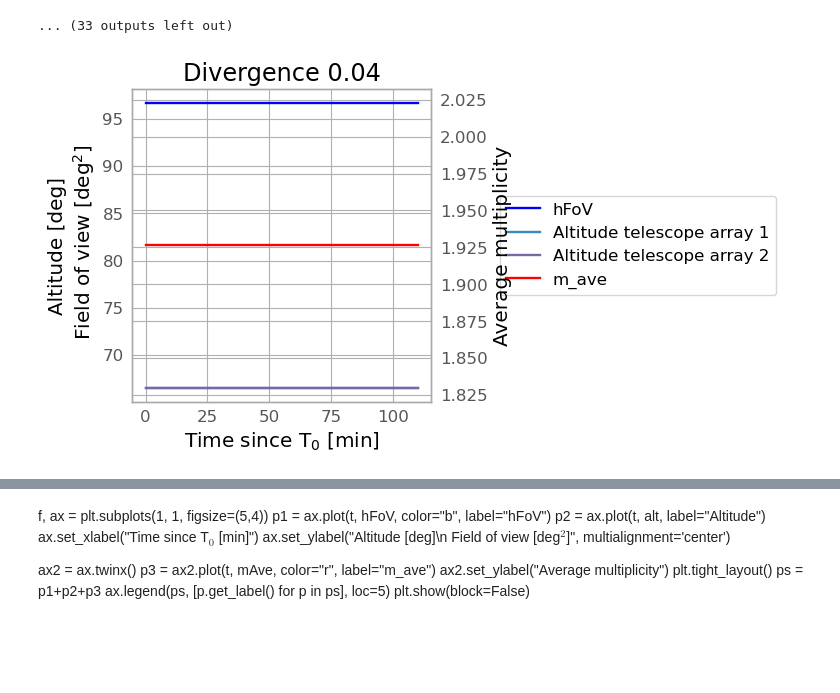
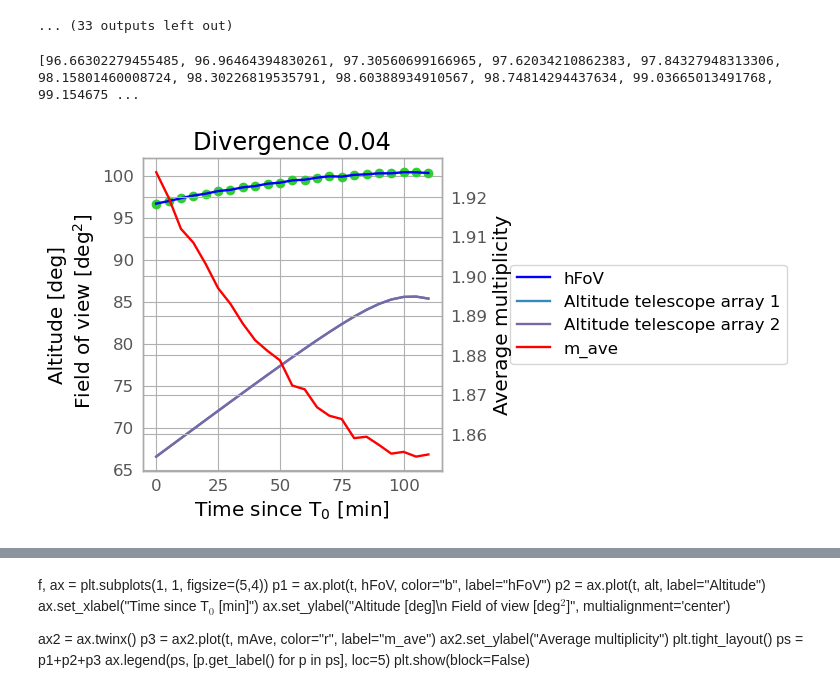
Before and after one commit to SamantaMorales/divtel, a Jupyter notebook: POINTING_TRY.ipynb, the cells around one changed output, grey strips where cells are left out. Saved outputs shown, nothing was run; the diff lists cells and outputs as text; code cells hidden in the pictures; blank space fills up the shorter version.

```diff
--- a/POINTING_TRY.ipynb
+++ b/POINTING_TRY.ipynb
@@ -251,9 +251,12 @@ array.update_frame(time = '2024-02-20T00:00')
 array_2.update_frame(time = '2024-02-20T00:00')
 print(array.frame.t_obs)
 fov_combination, m_ave_combination = array.hFoV_for_2_arrays(array_2=array_2, return_multiplicity=True)
+fov_just_to_plot_it, m_ave_just_to_plot_it = array.hFoV_for_2_arrays(array_2=array_2, return_multiplicity=True)
 print(f"The first value in the array is {array.hFoV_for_2_arrays(array_2=array_2, return_multiplicity=True)}")
 hFoV_combination = [fov_combination]
 mAve_combination = [ m_ave_combination]
+fov_plot=[fov_just_to_plot_it]
+m_ave_plot=[m_ave_just_to_plot_it]
 t = [0]
 alt_1 = [array.pointing["alt"].value]
 alt_2 = [array_2.pointing["alt"].value]
@@ -268,6 +271,11 @@ for i in range(22):
     mAve_combination.append(m_ave_combination)
     alt_1.append(array.pointing["alt"].value)
     alt_2.append(array_2.pointing["alt"].value)
+    array.divergent_pointing(array.div, ra=array.pointing["ra"], dec=array.pointing["dec"])
+    array_2.divergent_pointing(array_2.div, ra=array_2.pointing["ra"], dec=array_2.pointing["dec"])
+    fov_just_to_plot_it, m_ave_just_to_plot_it = array.hFoV_for_2_arrays(array_2=array_2, return_multiplicity=True)
+    fov_plot.append(fov_just_to_plot_it)
+    m_ave_plot.append(m_ave_just_to_plot_it)
 # %% [output]
 2024-02-20T00:00:00.000
 The first value in the array is (96.66302279455485, 1.9263329263329263)
@@ -377,24 +408,27 @@ The first value in the array is (111.73096651873658, 1.6651408450704226)
 ... (33 outputs left out)
 # %%
 print( hFoV_combination)
+# %% [output]
+[96.66302279455485, 96.96464394830261, 97.30560699166965, 97.62034210862383, 97.84327948313306, 98.15801460008724, 98.30226819535791, 98.60388934910567, 98.74814294437634, 99.03665013491768, 99.154675 ...
 # %%
 f, ax = plt.subplots(1, 1, figsize=(5,4))
 p1 = ax.plot(t, hFoV_combination, color="b", label="hFoV")
 p2 = ax.plot(t, alt_1, label="Altitude telescope array 1")
 p3 = ax.plot(t, alt_2, label="Altitude telescope array 2")
 ax.set_xlabel("Time since T$_{0}$ [min]")
 ax.set_ylabel("Altitude [deg]\n Field of view [deg$^2$]", multialignment='center')
-
+plt.scatter(t,fov_plot,color="limegreen", label="hFoV with just the place" )
 ax2 = ax.twinx()
 p4 = ax2.plot(t, mAve_combination, color="r", label="m_ave")
 ax2.set_ylabel("Average multiplicity")
 plt.tight_layout()
 plt.title("Divergence 0.04")
 ps = p1+p2+p3+p4
 ax.legend(ps, [p.get_label() for p in ps], loc='center left', bbox_to_anchor=(1.2, 0.5))
+
 plt.show(block=False)
 # %% [output]
-[figure, old version]
+[figure, new version]
 # %%
 f, ax = plt.subplots(1, 1, figsize=(5,4))
 p1 = ax.plot(t_01, hFoV_combination_01, color="b", label="hFoV")
```
Also changed, not shown: parts of 7 cells of this notebook, 14 other files.
